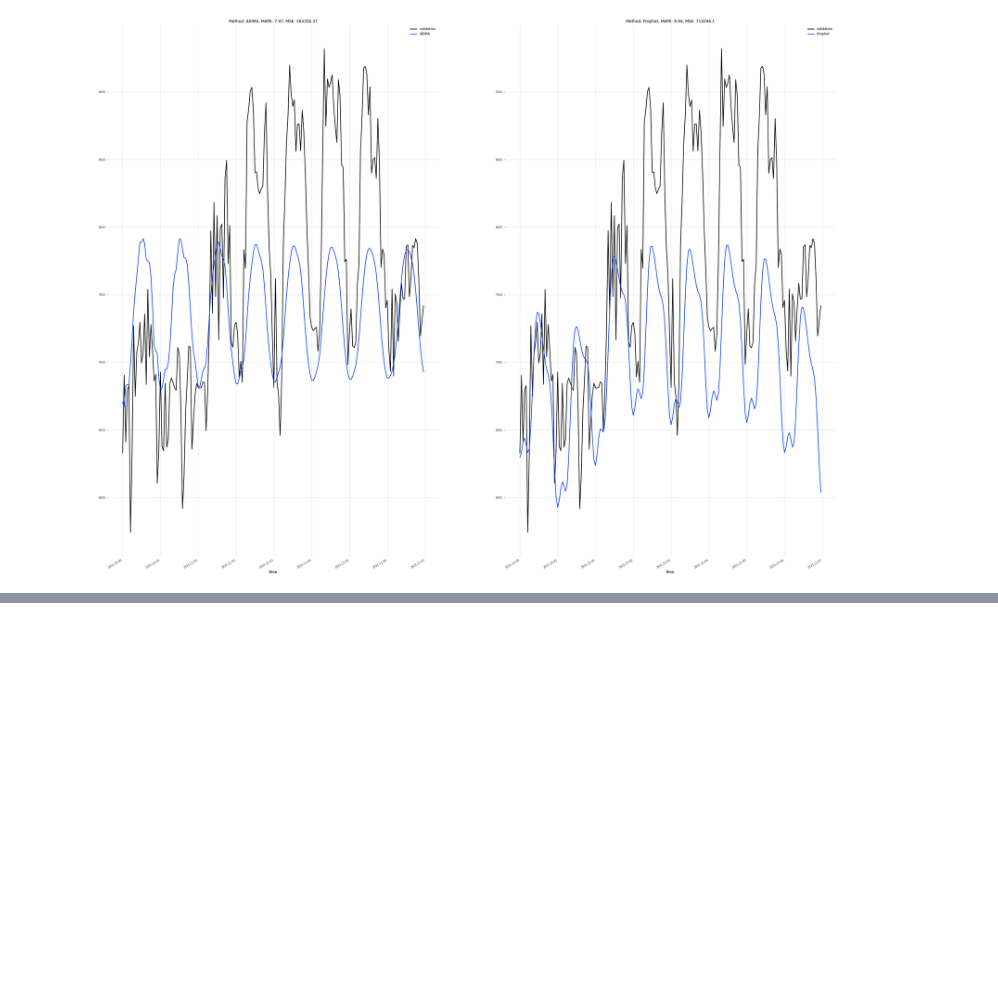
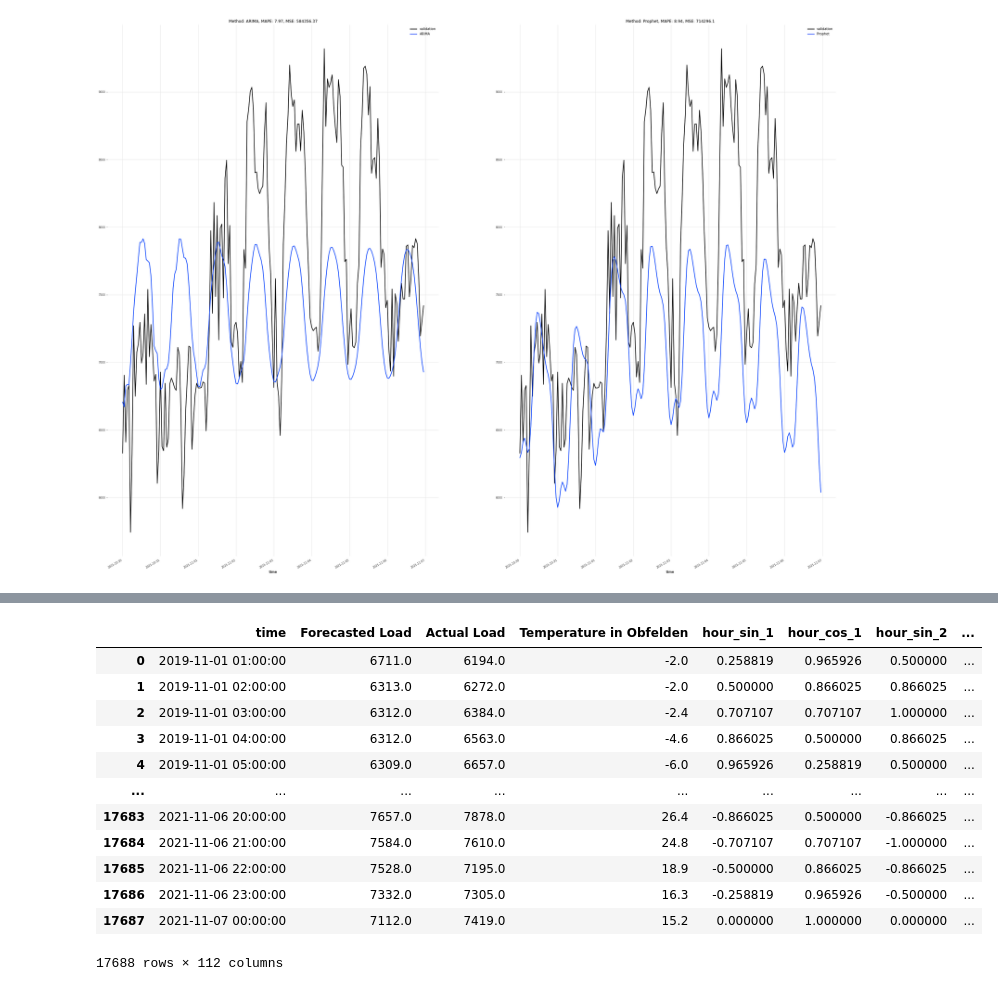
Before and after one commit to lemonhead94/energy-systems-iot, a Jupyter notebook: LoadForcasting.ipynb, the cells around one changed output, grey strips where cells are left out. Saved outputs shown, nothing was run; the diff lists cells and outputs as text; code cells hidden in the pictures; blank space fills up the shorter version.

```diff
--- a/LoadForcasting.ipynb
+++ b/LoadForcasting.ipynb
@@ -226,0 +323,17 @@ Currently calculating Prophet
+# %%
+final_df['time'] = pd.to_datetime(final_df.time).dt.tz_localize(None)
+final_df
+# %% [output]
+|  | time | Forecasted Load | Actual Load | Temperature in Obfelden | hour_sin_1 | hour_cos_1 | hour_sin_2 | ... |
+| 0 | 2019-11-01 01:00:00 | 6711.0 | 6194.0 | -2.0 | 0.258819 | 0.965926 | 0.500000 | ... |
+| 1 | 2019-11-01 02:00:00 | 6313.0 | 6272.0 | -2.0 | 0.500000 | 0.866025 | 0.866025 | ... |
+| 2 | 2019-11-01 03:00:00 | 6312.0 | 6384.0 | -2.4 | 0.707107 | 0.707107 | 1.000000 | ... |
+| 3 | 2019-11-01 04:00:00 | 6312.0 | 6563.0 | -4.6 | 0.866025 | 0.500000 | 0.866025 | ... |
+| 4 | 2019-11-01 05:00:00 | 6309.0 | 6657.0 | -6.0 | 0.965926 | 0.258819 | 0.500000 | ... |
+| ... | ... | ... | ... | ... | ... | ... | ... | ... |
+| 17683 | 2021-11-06 20:00:00 | 7657.0 | 7878.0 | 26.4 | -0.866025 | 0.500000 | -0.866025 | ... |
+| 17684 | 2021-11-06 21:00:00 | 7584.0 | 7610.0 | 24.8 | -0.707107 | 0.707107 | -1.000000 | ... |
+| 17685 | 2021-11-06 22:00:00 | 7528.0 | 7195.0 | 18.9 | -0.500000 | 0.866025 | -0.866025 | ... |
+| 17686 | 2021-11-06 23:00:00 | 7332.0 | 7305.0 | 16.3 | -0.258819 | 0.965926 | -0.500000 | ... |
+| 17687 | 2021-11-07 00:00:00 | 7112.0 | 7419.0 | 15.2 | 0.000000 | 1.000000 | 0.000000 | ... |
+17688 rows × 112 columns
```
Also changed, not shown: parts of 9 cells of this notebook.
